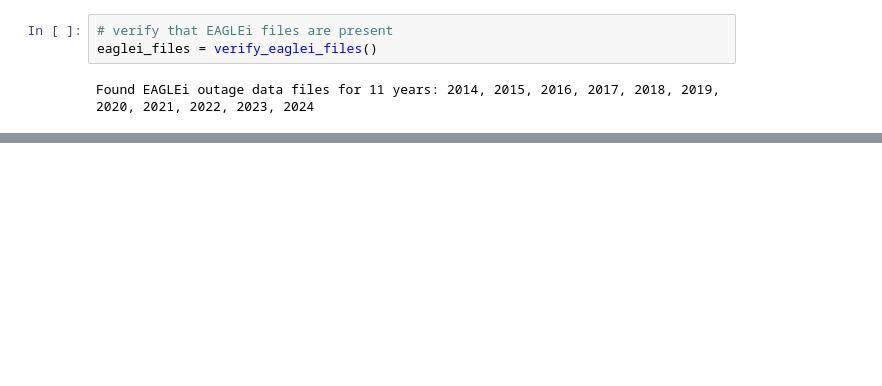
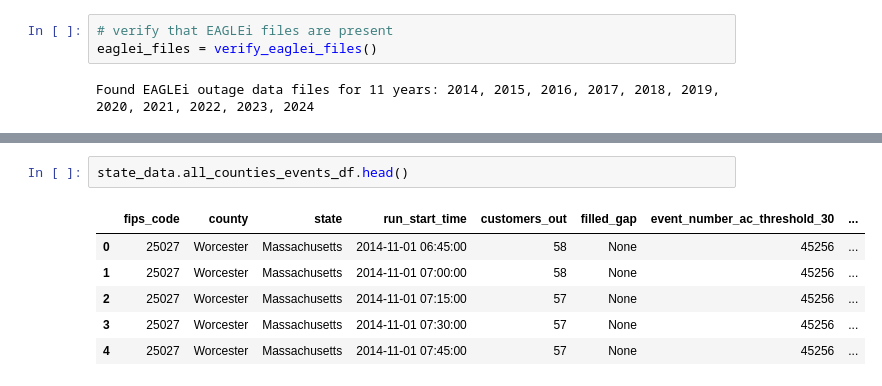
Before and after one commit to arslanleo/eagleiDataProcessor, a Jupyter notebook: eaglei_analysis.ipynb, the cells around one changed output, grey strips where cells are left out. Saved outputs shown, nothing was run; the diff lists cells and outputs as text; blank space fills up the shorter version.

```diff
--- a/eaglei_analysis.ipynb
+++ b/eaglei_analysis.ipynb
@@ -45,0 +199,9 @@ eaglei_state_data.head()
+# %%
+state_data.all_counties_events_df.head()
+# %% [output]
+|  | fips_code | county | state | run_start_time | customers_out | filled_gap | event_number_ac_threshold_30 | ... |
+| 0 | 25027 | Worcester | Massachusetts | 2014-11-01 06:45:00 | 58 | None | 45256 | ... |
+| 1 | 25027 | Worcester | Massachusetts | 2014-11-01 07:00:00 | 58 | None | 45256 | ... |
+| 2 | 25027 | Worcester | Massachusetts | 2014-11-01 07:15:00 | 57 | None | 45256 | ... |
+| 3 | 25027 | Worcester | Massachusetts | 2014-11-01 07:30:00 | 57 | None | 45256 | ... |
+| 4 | 25027 | Worcester | Massachusetts | 2014-11-01 07:45:00 | 57 | None | 45256 | ... |
```
Also changed, not shown: parts of 24 cells of this notebook, 5 other files.
